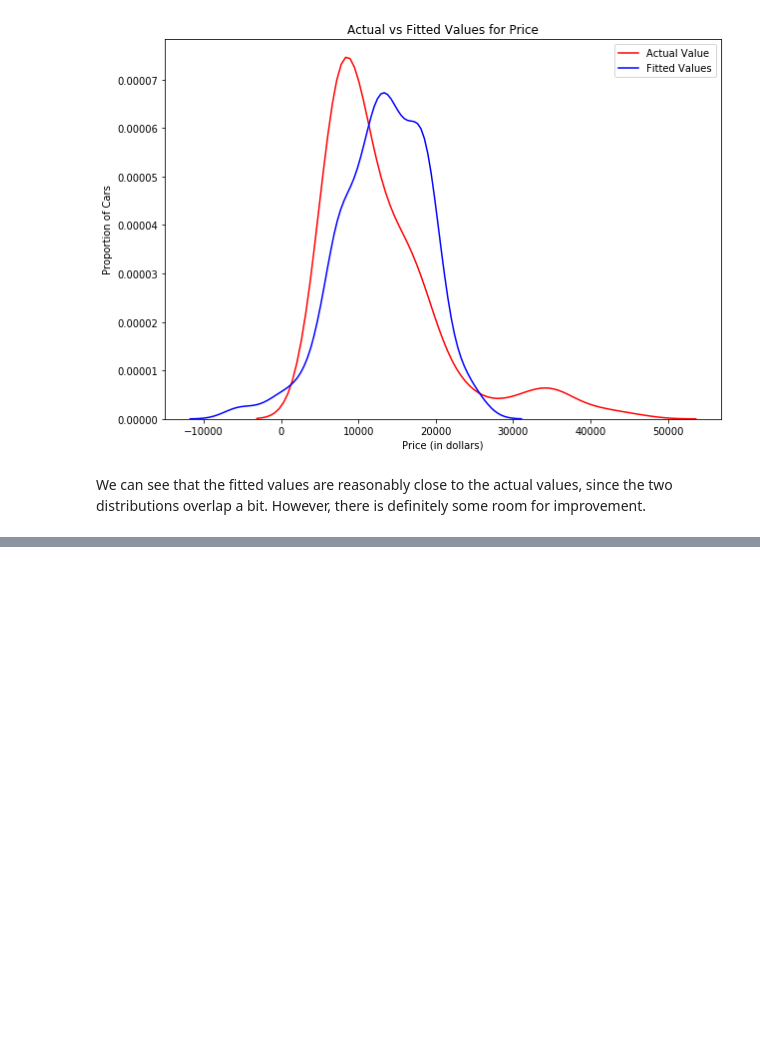
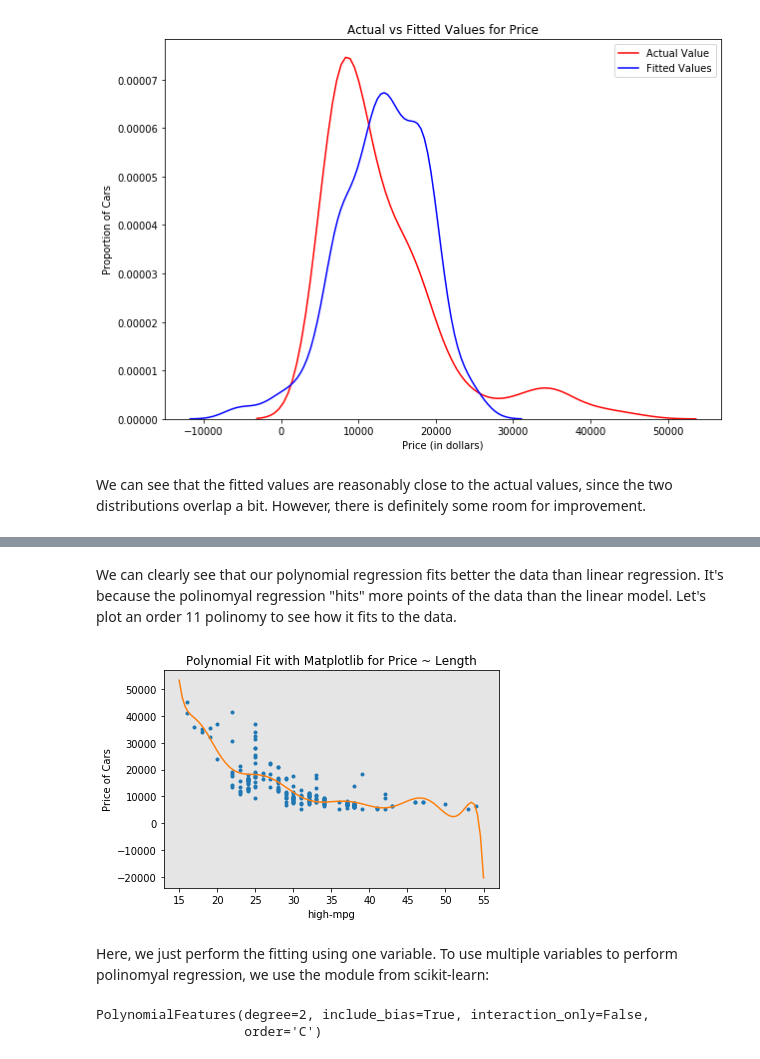
Before and after one commit to hahafael/IBM-s_data_science_course, a Jupyter notebook: wrapping_up_on_the_automobile_dataset.ipynb, the cells around one changed output, grey strips where cells are left out. Drawn from its saved outputs; the diff is of its cells as text; code cells hidden in the pictures; blank space fills up the shorter version.

```diff
--- a/wrapping_up_on_the_automobile_dataset.ipynb
+++ b/wrapping_up_on_the_automobile_dataset.ipynb
@@ -1006,0 +1016,10 @@ Usually axis=0 is said to be "column-wise" (and axis=1 "row-wise")
+# %% [markdown]
+We can clearly see that our polynomial regression fits better the data than linear regression. It's because the polinomyal regression "hits" more points of the data than the linear model. Let's plot an order 11 polinomy to see how it fits to the data.
+# %%
+f = np.polyfit(x,y,11)
+p = np.poly1d(f)
+PlotPolly(p,x,y,'high-mpg')
+# %% [output]
+[figure, added]
+# %% [markdown]
+Here, we just perform the fitting using one variable. To use multiple variables to perform polinomyal regression, we use the module from scikit-learn:
@@ -1006,0 +1028,6 @@ Usually axis=0 is said to be "column-wise" (and axis=1 "row-wise")
+# %%
+pr=PolynomialFeatures(degree=2)
+pr
+# %% [output]
+PolynomialFeatures(degree=2, include_bias=True, interaction_only=False,
+                   order='C')
```
Also changed, not shown: parts of 43 cells of this notebook.
